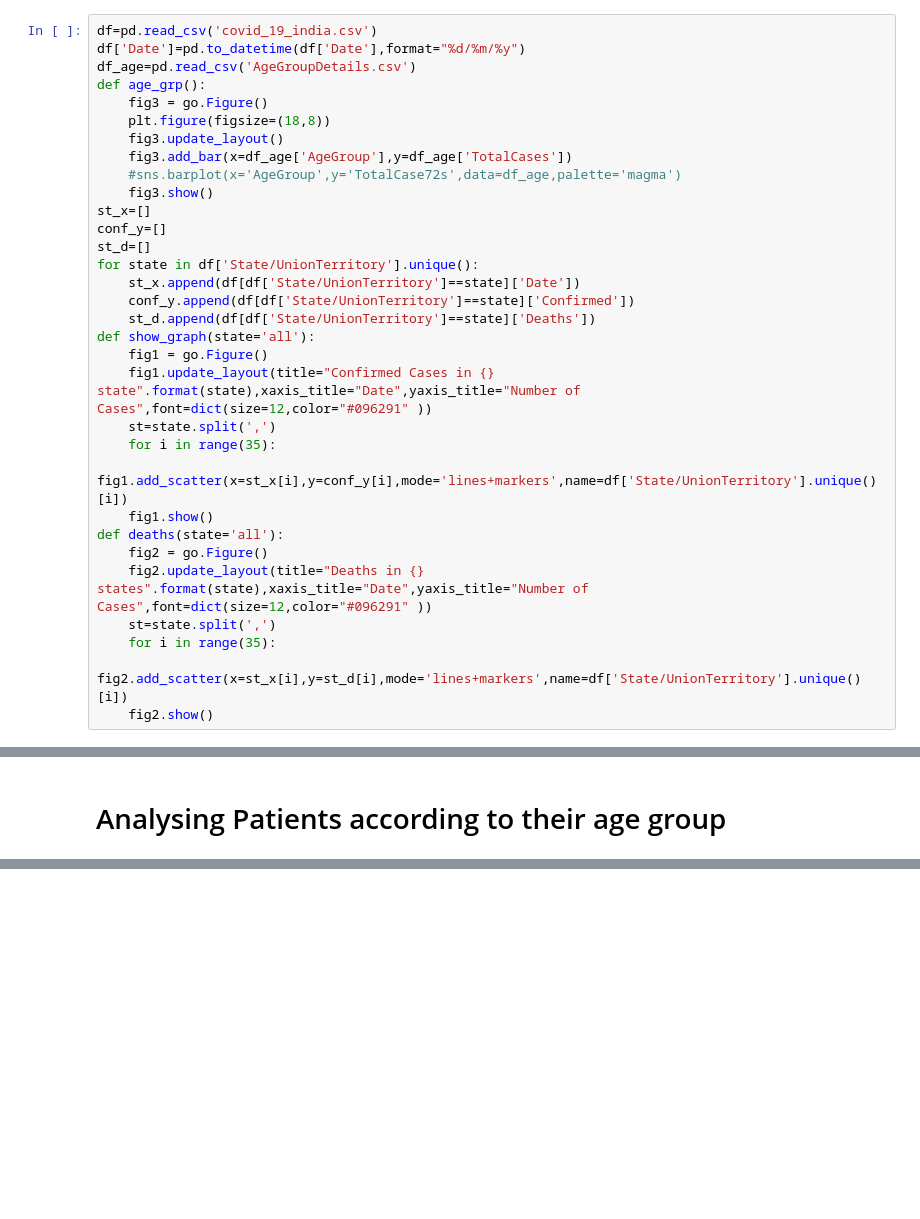
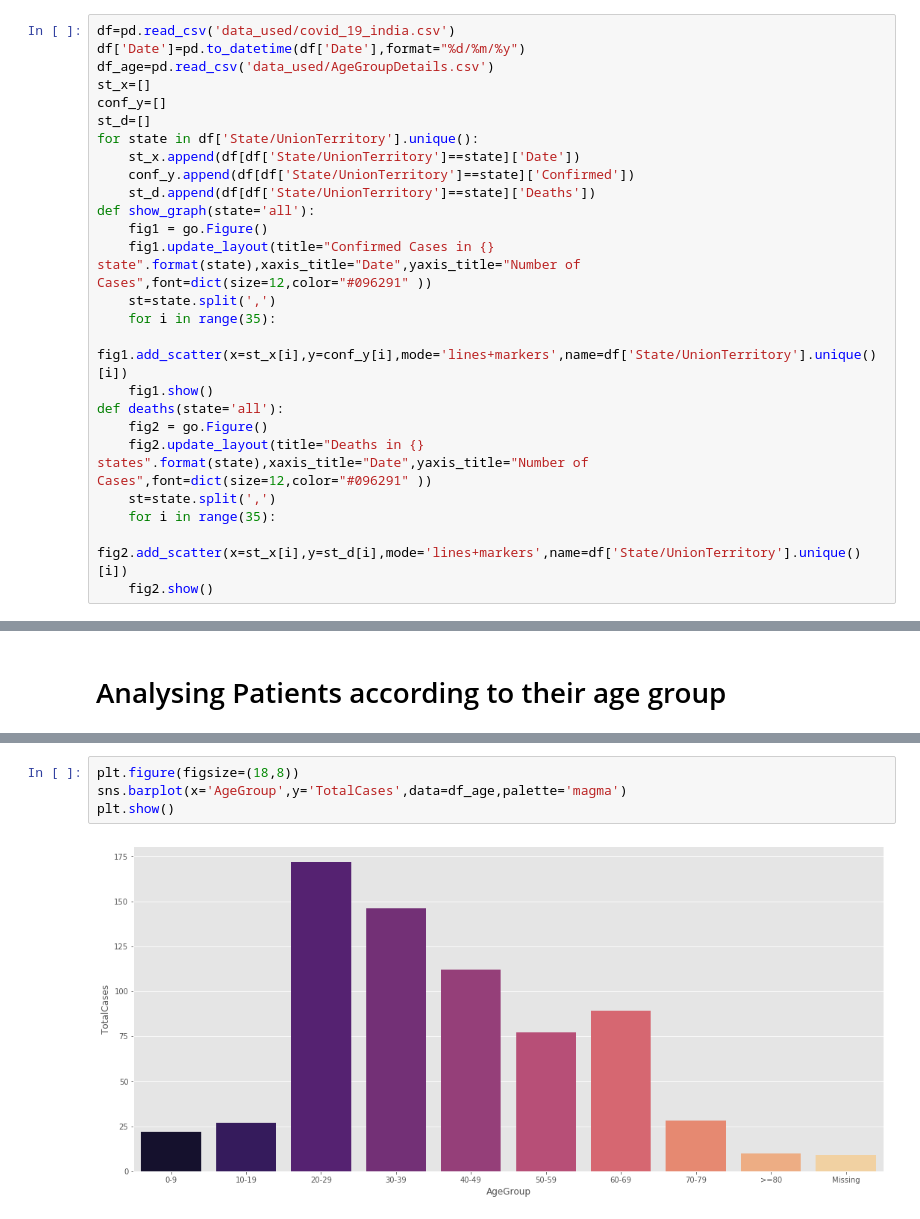
Before and after one commit to anurag-ux/covid-19-analysis, a Jupyter notebook: statewise_analysis.ipynb, the cells around one changed output, grey strips where cells are left out. Cells and saved outputs as stored; diff of their text form; blank space fills up the shorter version.

```diff
--- a/statewise_analysis.ipynb
+++ b/statewise_analysis.ipynb
@@ -9,14 +22,7 @@ plt.style.use('ggplot')
 # %%
-df=pd.read_csv('covid_19_india.csv')
+df=pd.read_csv('data_used/covid_19_india.csv')
 df['Date']=pd.to_datetime(df['Date'],format="%d/%m/%y")
-df_age=pd.read_csv('AgeGroupDetails.csv')
-def age_grp():
-    fig3 = go.Figure()
-    plt.figure(figsize=(18,8))
-    fig3.update_layout()
-    fig3.add_bar(x=df_age['AgeGroup'],y=df_age['TotalCases'])
-    #sns.barplot(x='AgeGroup',y='TotalCase72s',data=df_age,palette='magma')
-    fig3.show()
+df_age=pd.read_csv('data_used/AgeGroupDetails.csv')
 st_x=[]
 conf_y=[]
 st_d=[]
@@ -60,0 +62,6 @@ age_grp()
+# %%
+plt.figure(figsize=(18,8))
+sns.barplot(x='AgeGroup',y='TotalCases',data=df_age,palette='magma')
+plt.show()
+# %% [output]
+[figure, added]
```
Also changed, not shown: parts of 2 cells of this notebook, 7 other files.
